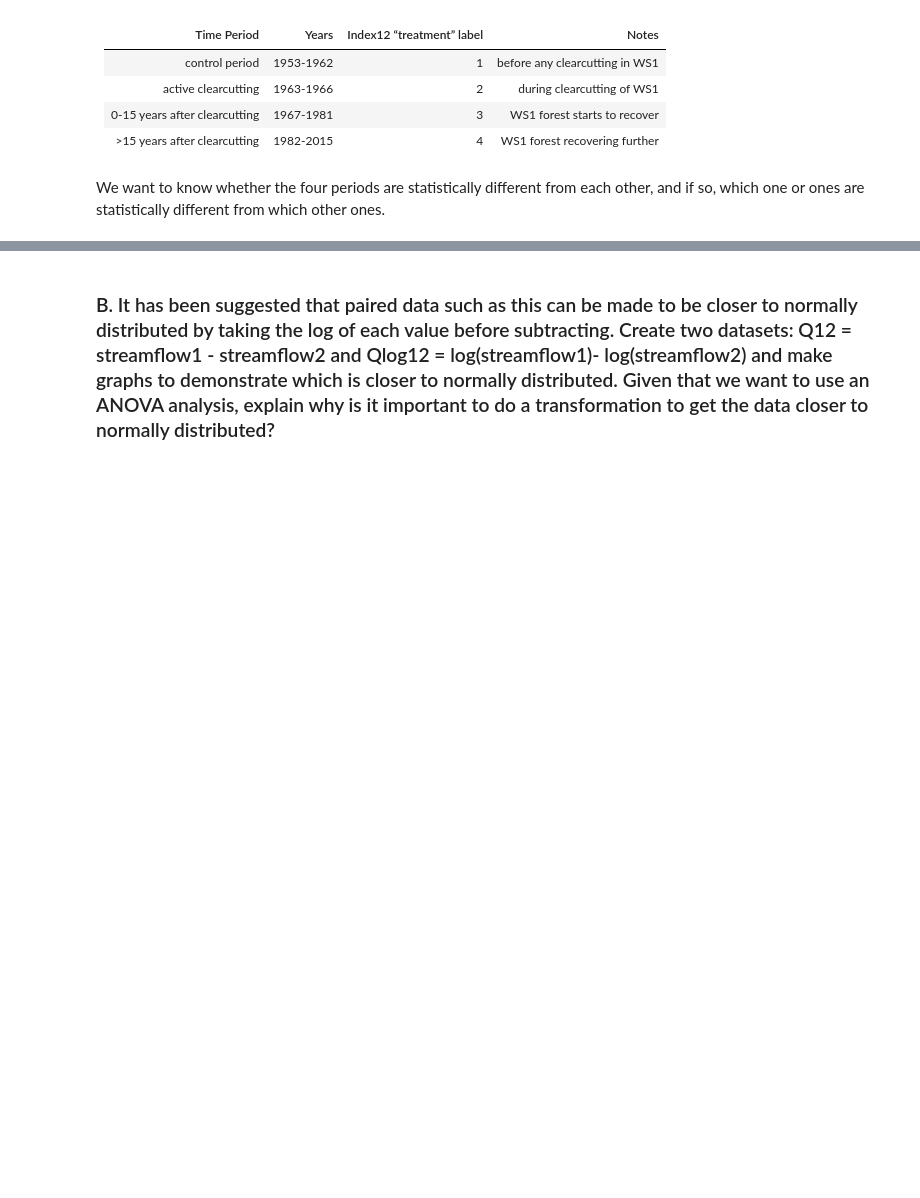
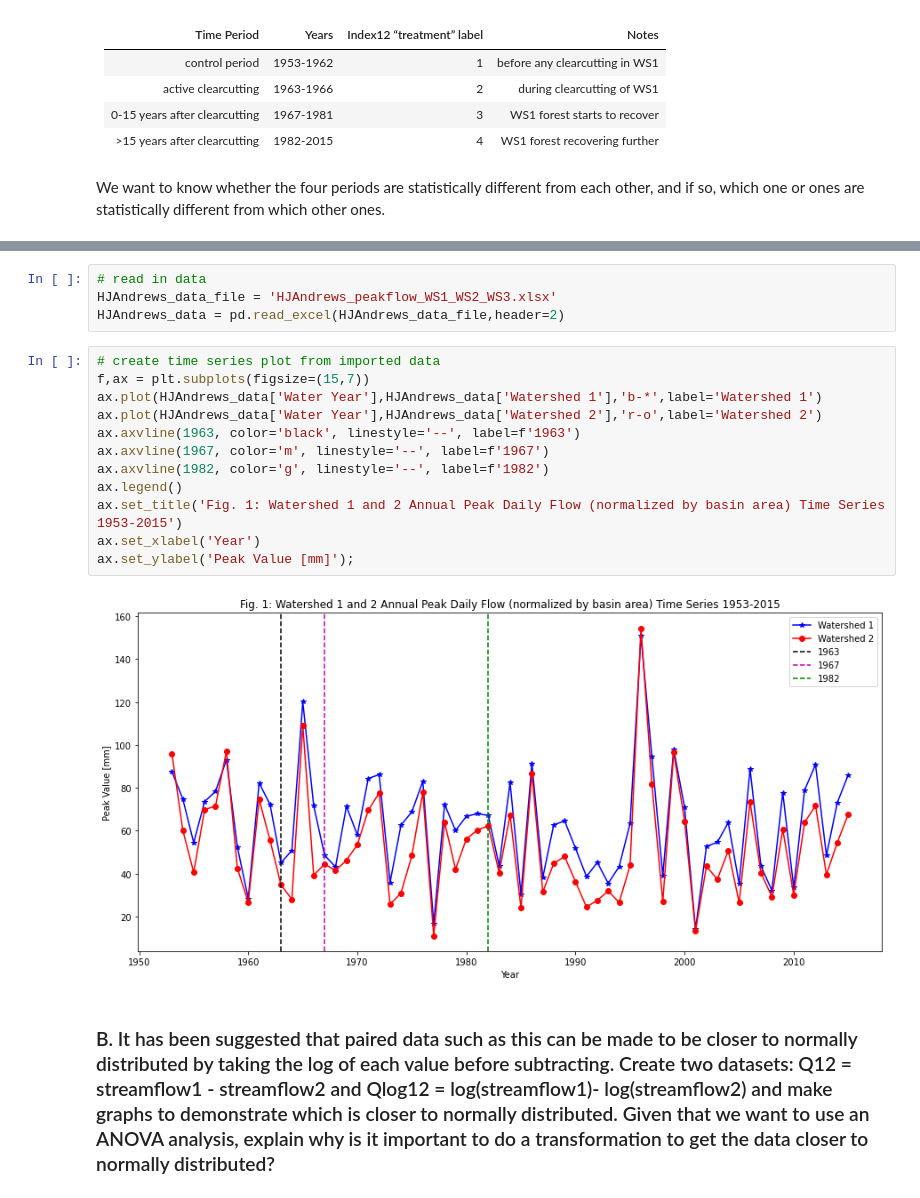
Before and after one commit to egagli/cewa565, a Jupyter notebook: homework/3/hw3.ipynb, the cells around one changed output, grey strips where cells are left out. Cells and saved outputs as stored; diff of their text form; blank space fills up the shorter version.

```diff
--- a/homework/3/hw3.ipynb
+++ b/homework/3/hw3.ipynb
@@ -98,2 +79,20 @@ ax[1].set_ylabel('Cumulative Frequency\nProbability of value $\leq$ given value
+# %%
+# read in data
+HJAndrews_data_file = 'HJAndrews_peakflow_WS1_WS2_WS3.xlsx'
+HJAndrews_data = pd.read_excel(HJAndrews_data_file,header=2)
+# %%
+# create time series plot from imported data
+f,ax = plt.subplots(figsize=(15,7))
+ax.plot(HJAndrews_data['Water Year'],HJAndrews_data['Watershed 1'],'b-*',label='Watershed 1')
+ax.plot(HJAndrews_data['Water Year'],HJAndrews_data['Watershed 2'],'r-o',label='Watershed 2')
+ax.axvline(1963, color='black', linestyle='--', label=f'1963')
+ax.axvline(1967, color='m', linestyle='--', label=f'1967')
+ax.axvline(1982, color='g', linestyle='--', label=f'1982')
+ax.legend()
+ax.set_title('Fig. 1: Watershed 1 and 2 Annual Peak Daily Flow (normalized by basin area) Time Series 1953-2015')
+ax.set_xlabel('Year')
+ax.set_ylabel('Peak Value [mm]');
+# %% [output]
+[figure, added]
 # %% [markdown]
 ### B. It has been suggested that paired data such as this can be made to be closer to normally distributed by taking the log of each value before subtracting. Create two datasets: Q12 = streamflow1 - streamflow2 and Qlog12 = log(streamflow1)- log(streamflow2) and make graphs to demonstrate which is closer to normally distributed. Given that we want to use an ANOVA analysis, explain why is it important to do a transformation to get the data closer to normally distributed?
```
Also changed, not shown: parts of 50 cells of this notebook, 1 other file.
